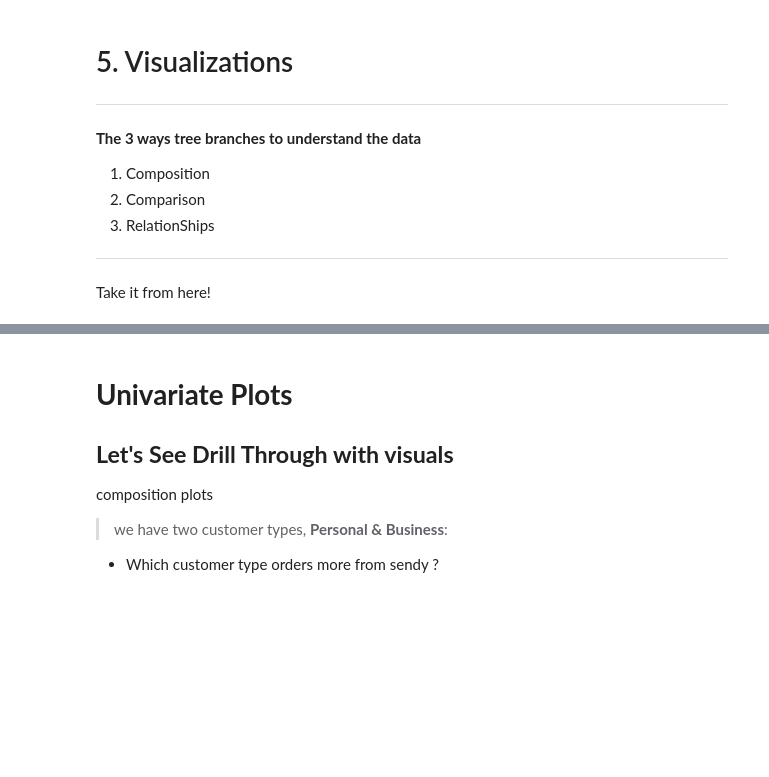
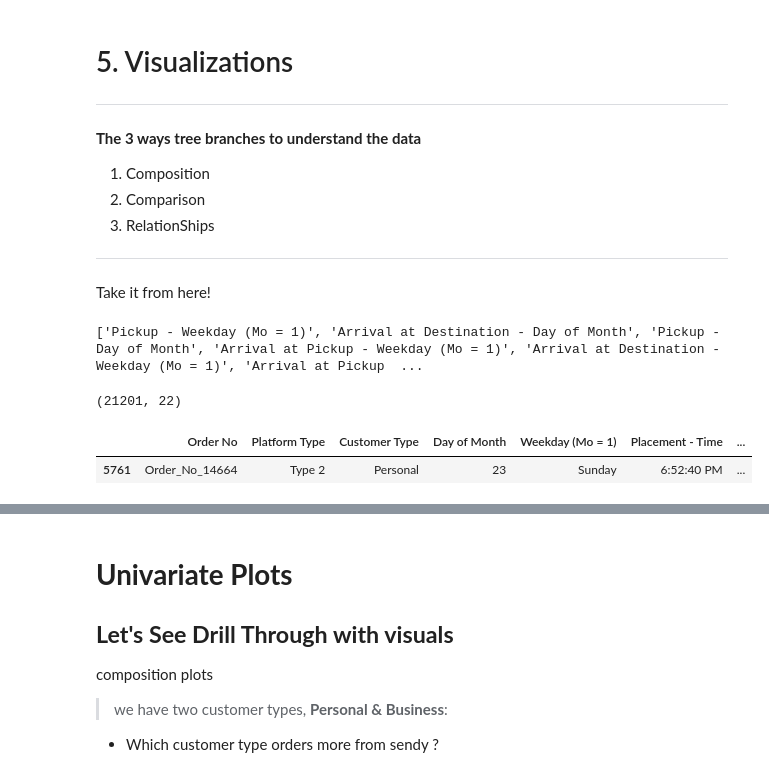
Before and after one commit to Explore-EDSA-2020/Regression-Sendy-Logistics-Challenge, a Jupyter notebook: notebook/Sendy_logistics_EDA.ipynb, the cells around one changed output, grey strips where cells are left out. Cells and saved outputs as stored; diff of their text form; code cells hidden in the pictures; blank space fills up the shorter version.

```diff
--- a/notebook/Sendy_logistics_EDA.ipynb
+++ b/notebook/Sendy_logistics_EDA.ipynb
@@ -185,6 +185,15 @@ def to_weekday_name(df, ends_with):
            df[col] = df[col].map(weekday_names)
 
     return df
+# %%
+def to_platform_type(df):
+    """Returns a dataframe with encoded platform feature"""
+
+    types = {1:'Type 1',2:'Type 2',3:'Type 3',4:'Type 4'}
+
+    df['Platform Type'] = df['Platform Type'].map(types)
+
+    return df
 # %% [markdown]
 # 4. QUICK DATA OVERVIEW
 ---
@@ -392,0 +411,10 @@ Take it from here!
+# %%
+# drop duplicates
+duplicates = get_Duplicate_Columns(train_prep)
+train_prep = train_prep.drop(columns=get_Duplicate_Columns(train_prep), axis=1)
+train_prep = train_prep.drop(columns=[ 'Confirmation - Day of Month',
+                                      'Confirmation - Weekday (Mo = 1)',
+                                      'Vehicle Type','User Id','Precipitation in millimeters'], axis=1)
+print(duplicates)
+# %% [output]
+['Pickup - Weekday (Mo = 1)', 'Arrival at Destination - Day of Month', 'Pickup - Day of Month', 'Arrival at Pickup - Weekday (Mo = 1)', 'Arrival at Destination - Weekday (Mo = 1)', 'Arrival at Pickup  ...
@@ -393,2 +432,9 @@ Take it from here!
+# %%
+print(train_prep.shape)
+train_prep.sample()
+# %% [output]
+(21201, 22)
+|  | Order No | Platform Type | Customer Type | Day of Month | Weekday (Mo = 1) | Placement - Time | ... |
+| 5761 | Order_No_14664 | Type 2 | Personal | 23 | Sunday | 6:52:40 PM | ... |
 # %%
 # convert to seconds, all features with column name ending with Time, run it only once!
```
Also changed, not shown: parts of 13 cells of this notebook.
